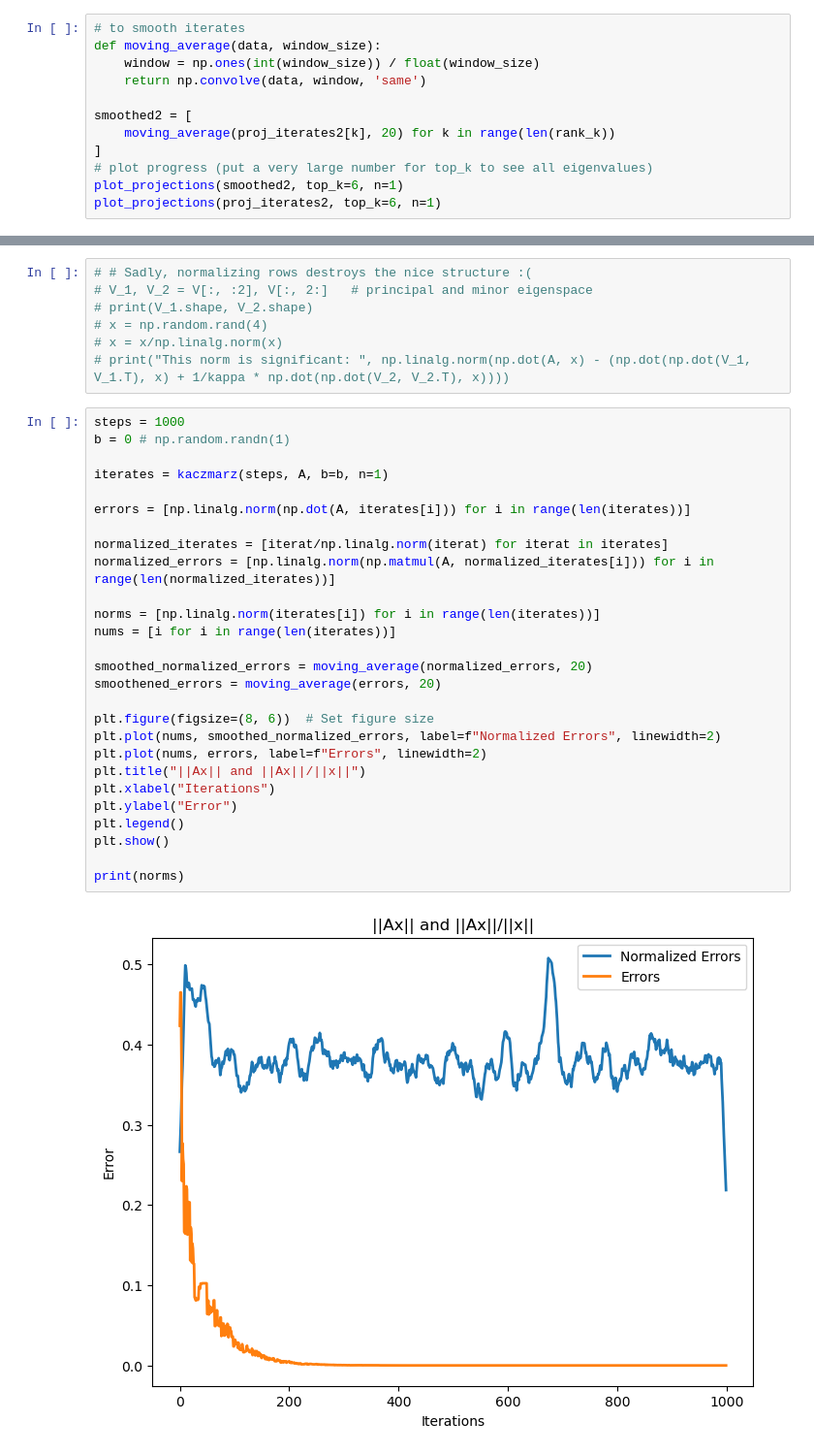
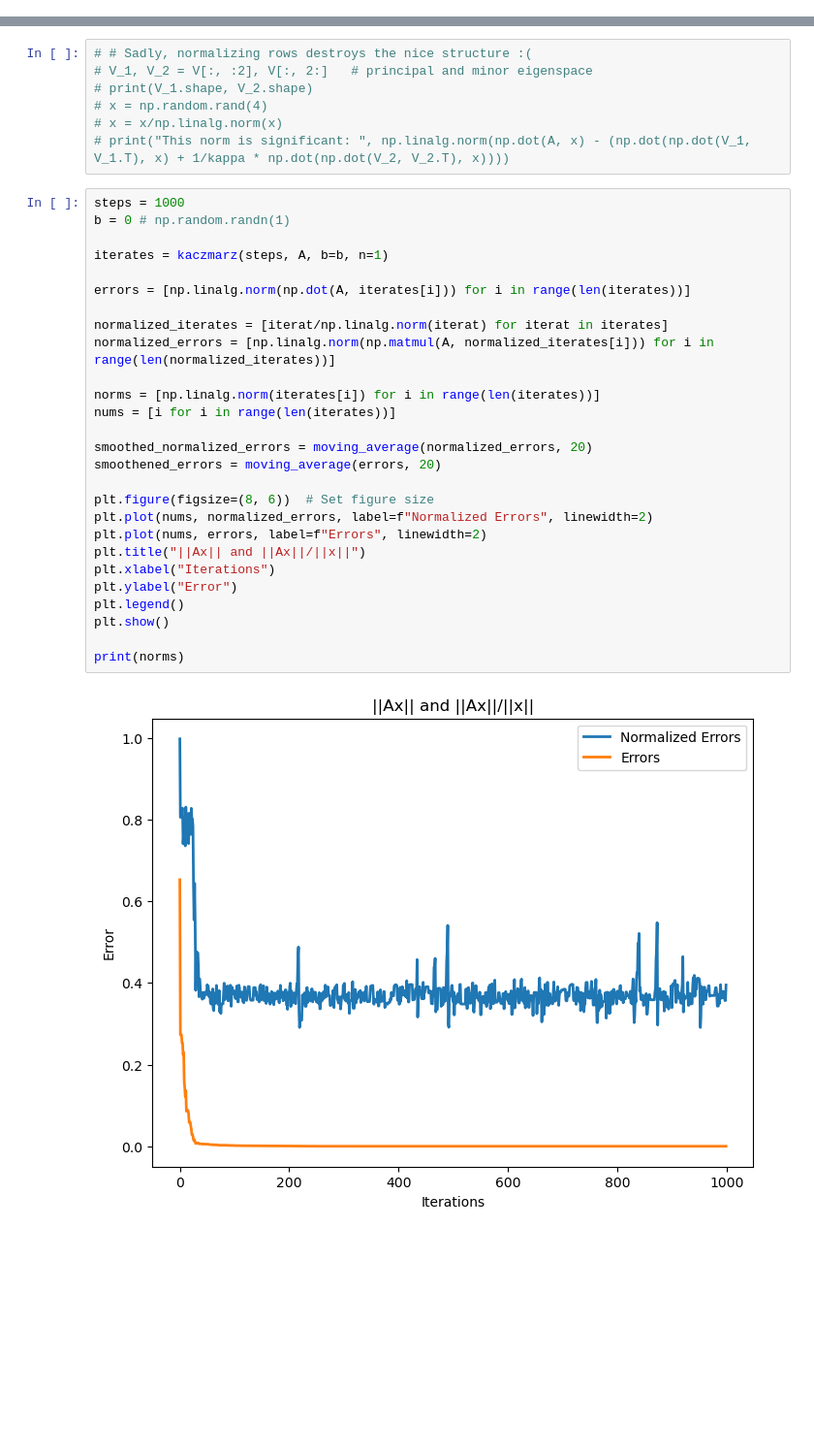
Before and after one commit to dutchhansen/smooth-convex-simulations, a Jupyter notebook: kaczmarz.ipynb, the cells around one changed output, grey strips where cells are left out. Shown at 97% size. Saved outputs shown, nothing was run; the diff lists cells and outputs as text; blank space fills up the shorter version.

```diff
--- a/kaczmarz.ipynb
+++ b/kaczmarz.ipynb
@@ -204,12 +173,0 @@ Initial p shape: (200, 1)
-# %%
-# to smooth iterates
-def moving_average(data, window_size):
-    window = np.ones(int(window_size)) / float(window_size)
-    return np.convolve(data, window, 'same')
-
-smoothed2 = [
-    moving_average(proj_iterates2[k], 20) for k in range(len(rank_k))
-]
-# plot progress (put a very large number for top_k to see all eigenvalues)
-plot_projections(smoothed2, top_k=6, n=1)
-plot_projections(proj_iterates2, top_k=6, n=1)
@@ -261,29 +215,29 @@ print(Vt.T)
 # %%
 steps = 1000
 b = 0 # np.random.randn(1)
 
 iterates = kaczmarz(steps, A, b=b, n=1)
 
 errors = [np.linalg.norm(np.dot(A, iterates[i])) for i in range(len(iterates))]
 
 normalized_iterates = [iterat/np.linalg.norm(iterat) for iterat in iterates]
 normalized_errors = [np.linalg.norm(np.matmul(A, normalized_iterates[i])) for i in range(len(normalized_iterates))]
 
 norms = [np.linalg.norm(iterates[i]) for i in range(len(iterates))]
 nums = [i for i in range(len(iterates))]
 
 smoothed_normalized_errors = moving_average(normalized_errors, 20)
 smoothened_errors = moving_average(errors, 20)
 
 plt.figure(figsize=(8, 6))  # Set figure size
-plt.plot(nums, smoothed_normalized_errors, label=f"Normalized Errors", linewidth=2)
+plt.plot(nums, normalized_errors, label=f"Normalized Errors", linewidth=2)
 plt.plot(nums, errors, label=f"Errors", linewidth=2)
 plt.title("||Ax|| and ||Ax||/||x||")
 plt.xlabel("Iterations")
 plt.ylabel("Error")
 plt.legend()
 plt.show()
 
 print(norms)
 # %% [output]
-[figure, old version]
+[figure, new version]
```
Also changed, not shown: parts of 20 cells of this notebook, 1 other file.
